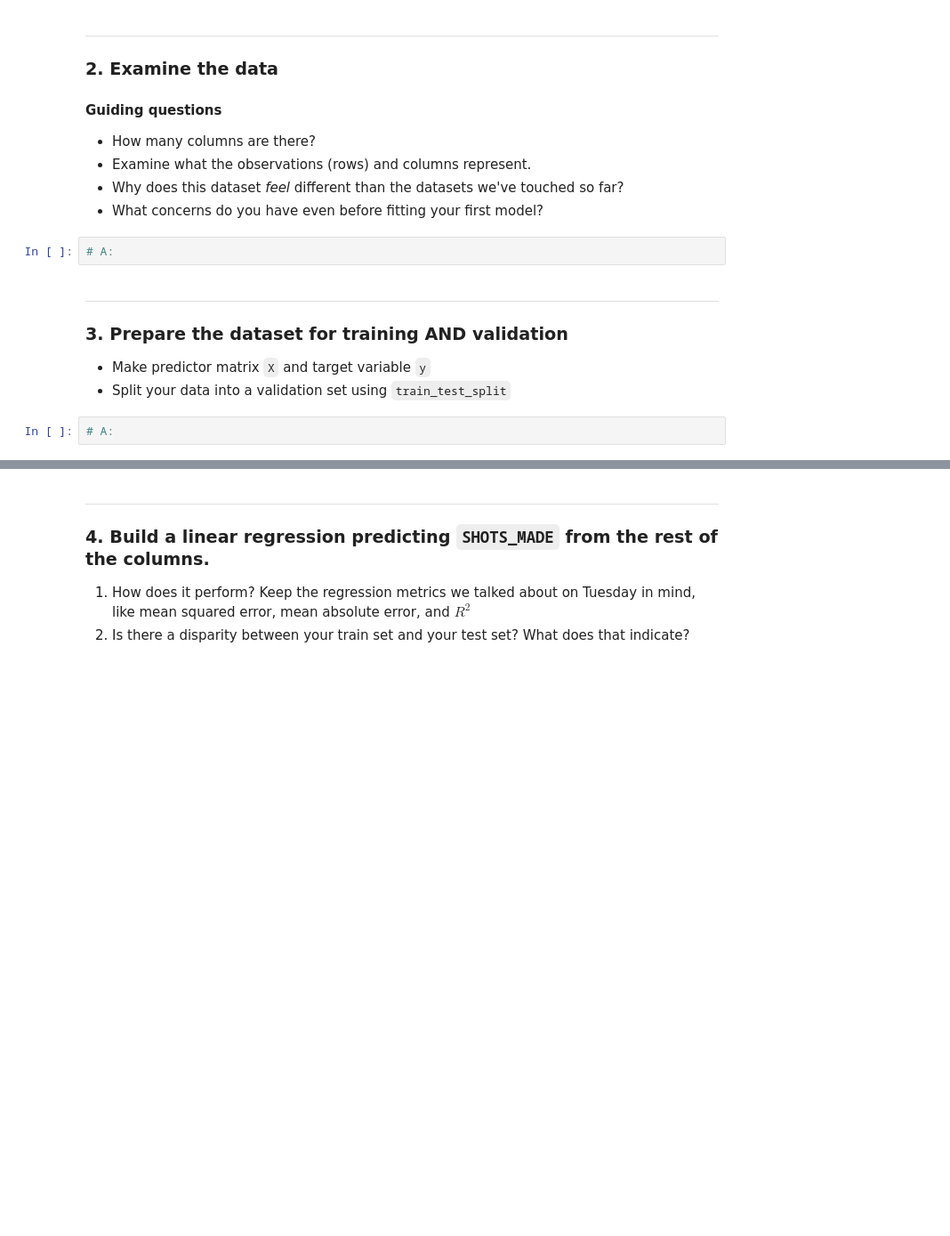
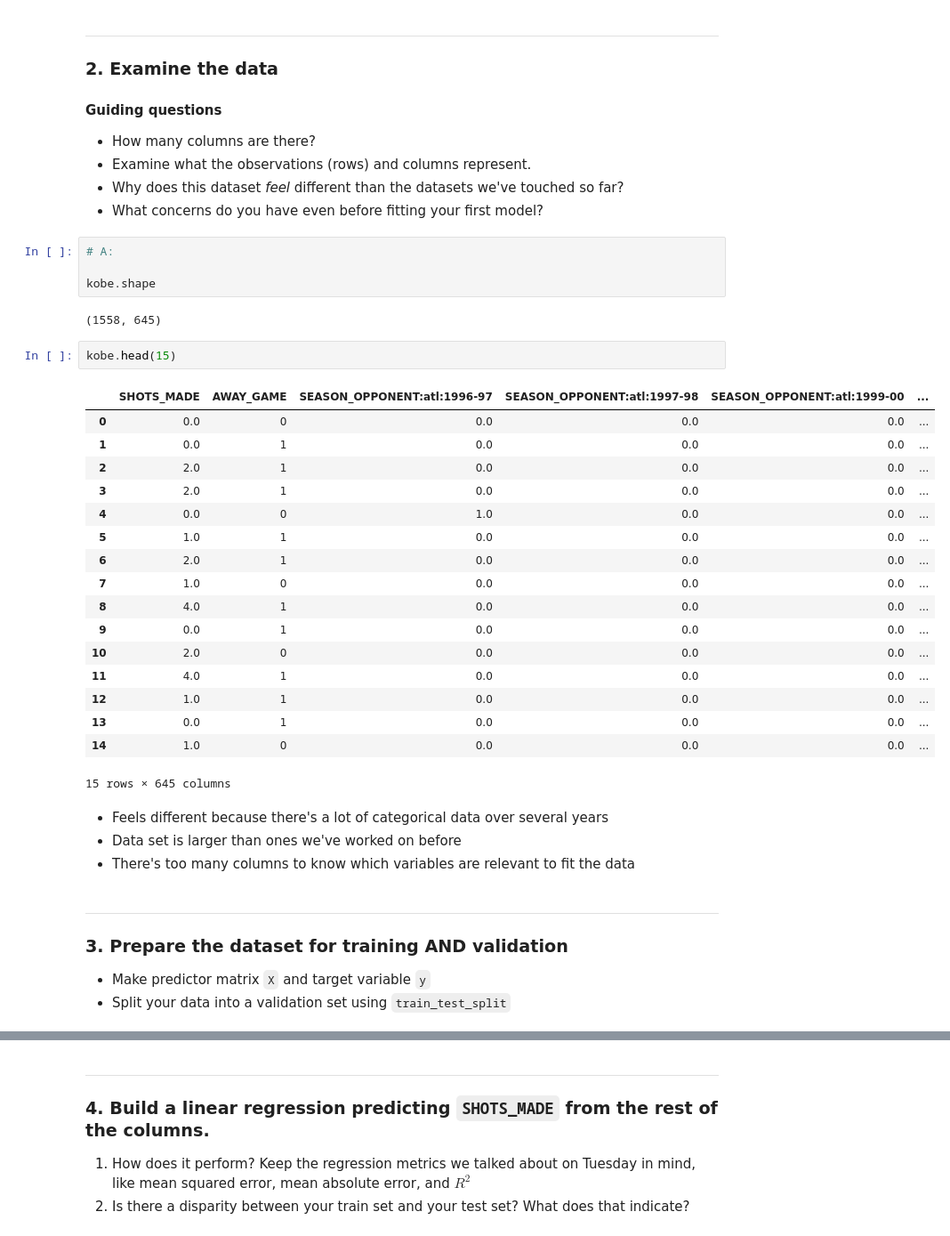
Before and after one commit to yangliu222/DS-SF-42, a Jupyter notebook: classes/08/notebooks/regression-regularization_kobe_shots-activity/kobe-shots-made-regularization-activity.ipynb, the cells around one changed output, grey strips where cells are left out. Shown at 89% size. Cells and saved outputs as stored; diff of their text form; blank space fills up the shorter version.

```diff
--- a/classes/08/notebooks/regression-regularization_kobe_shots-activity/kobe-shots-made-regularization-activity.ipynb
+++ b/classes/08/notebooks/regression-regularization_kobe_shots-activity/kobe-shots-made-regularization-activity.ipynb
@@ -62,6 +62,34 @@ kobe = pd.read_csv('./datasets/kobe_superwide_games.csv')
 - What concerns do you have even before fitting your first model?
 # %%
 # A:
+
+kobe.shape
+# %% [output]
+(1558, 645)
+# %%
+kobe.head(15)
+# %% [output]
+|  | SHOTS_MADE | AWAY_GAME | SEASON_OPPONENT:atl:1996-97 | SEASON_OPPONENT:atl:1997-98 | SEASON_OPPONENT:atl:1999-00 | ... |
+| 0 | 0.0 | 0 | 0.0 | 0.0 | 0.0 | ... |
+| 1 | 0.0 | 1 | 0.0 | 0.0 | 0.0 | ... |
+| 2 | 2.0 | 1 | 0.0 | 0.0 | 0.0 | ... |
+| 3 | 2.0 | 1 | 0.0 | 0.0 | 0.0 | ... |
+| 4 | 0.0 | 0 | 1.0 | 0.0 | 0.0 | ... |
+| 5 | 1.0 | 1 | 0.0 | 0.0 | 0.0 | ... |
+| 6 | 2.0 | 1 | 0.0 | 0.0 | 0.0 | ... |
+| 7 | 1.0 | 0 | 0.0 | 0.0 | 0.0 | ... |
+| 8 | 4.0 | 1 | 0.0 | 0.0 | 0.0 | ... |
+| 9 | 0.0 | 1 | 0.0 | 0.0 | 0.0 | ... |
+| 10 | 2.0 | 0 | 0.0 | 0.0 | 0.0 | ... |
+| 11 | 4.0 | 1 | 0.0 | 0.0 | 0.0 | ... |
+| 12 | 1.0 | 1 | 0.0 | 0.0 | 0.0 | ... |
+| 13 | 0.0 | 1 | 0.0 | 0.0 | 0.0 | ... |
+| 14 | 1.0 | 0 | 0.0 | 0.0 | 0.0 | ... |
+15 rows × 645 columns
+# %% [markdown]
+- Feels different because there's a lot of categorical data over several years
+- Data set is larger than ones we've worked on before
+- There's too many columns to know which variables are relevant to fit the data
 # %% [markdown]
 ---
 
@@ -69,5 +97,3 @@ kobe = pd.read_csv('./datasets/kobe_superwide_games.csv')
 
 - Make predictor matrix `X` and target variable `y`
 - Split your data into a validation set using `train_test_split`
-# %%
-# A:
```
Also changed, not shown: parts of 33 cells of this notebook, 2 other files.
